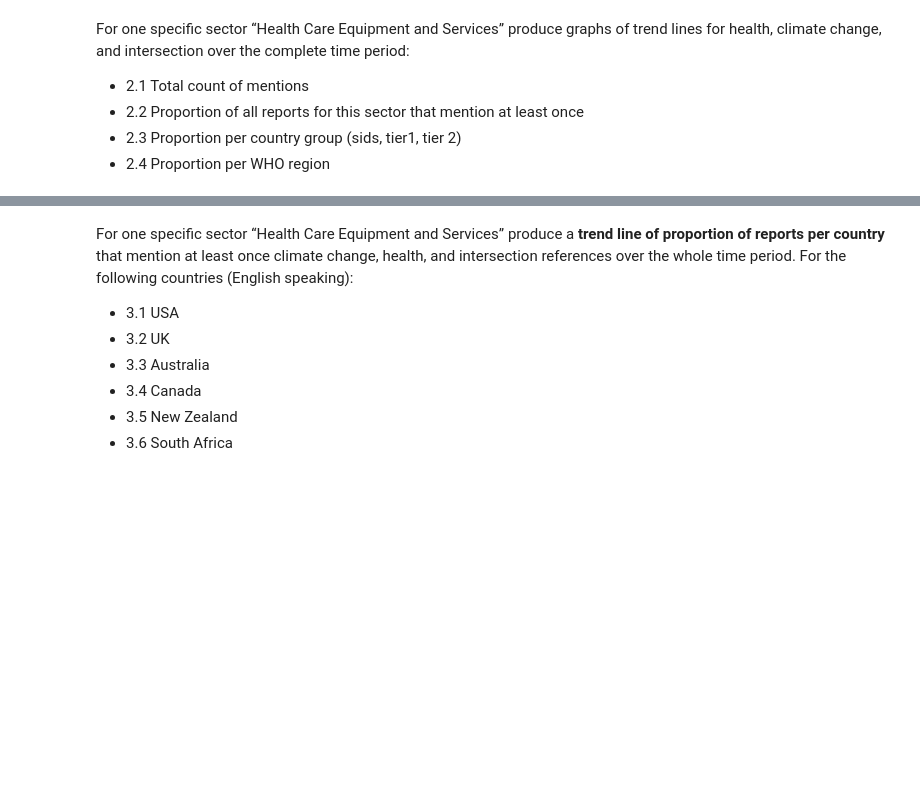
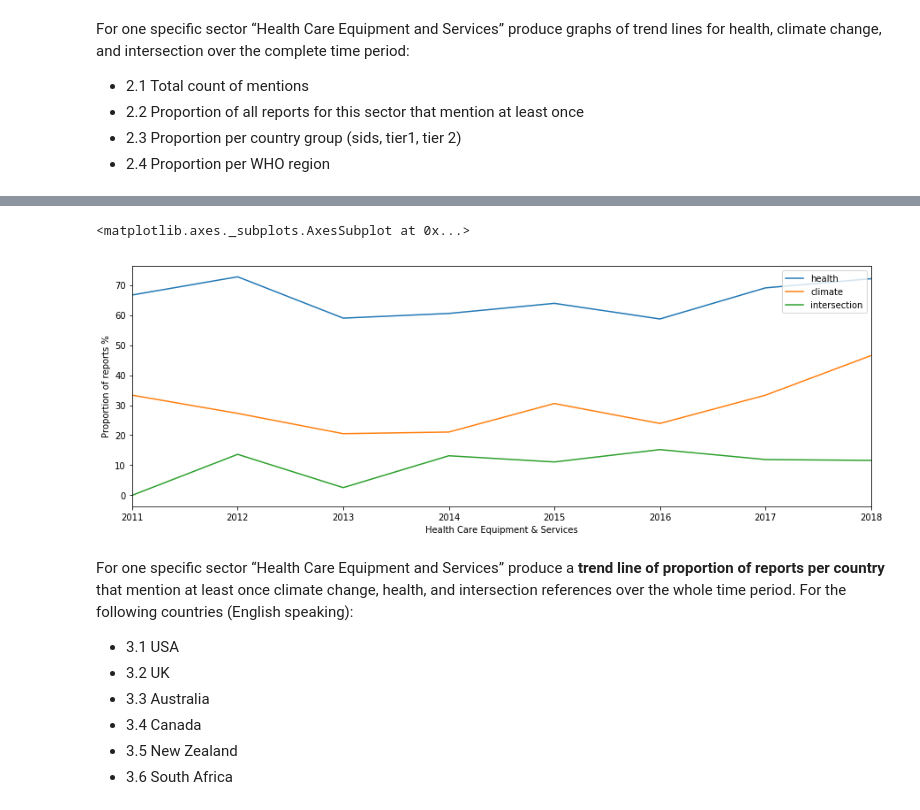
Before and after one commit to sjankin/lancet, a Jupyter notebook: notebooks/Global_Compact_Analysis-2018B.ipynb, the cells around one changed output, grey strips where cells are left out. Cells and saved outputs as stored; diff of their text form; code cells hidden in the pictures; blank space fills up the shorter version.

```diff
--- a/notebooks/Global_Compact_Analysis-2018B.ipynb
+++ b/notebooks/Global_Compact_Analysis-2018B.ipynb
@@ -642,3 +674,17 @@ ax
+# %%
+df_proportion_per_sector_year_health = pd.DataFrame(proportion_per_sector_year_health)
+df_proportion_per_sector_year_climate = pd.DataFrame(proportion_per_sector_year_climate)
+df_proportion_per_sector_year_intersection = pd.DataFrame(proportion_per_sector_year_intersection)
+df_hces_proportion_per_year = pd.concat([df_proportion_per_sector_year_health['Health Care Equipment & Ser...'], df_proportion_per_sector_year_climate['Health Care Equipment & Ser...'], df_proportion_per_sector_year_intersection['Health Care Equipment & Ser...']], axis=1, keys=['health', 'climate', 'intersection'])
+
+ax = df_hces_proportion_per_year.filter(items=['2011','2012','2013','2014','2015','2016','2017','2018'],axis=0).plot.line(figsize=(15,5))
+ax.set_xticklabels(['2011','2012','2013','2014','2015','2016','2017','2018'])
+ax.set_xlabel("Health Care Equipment & Services")
+ax.set_ylabel("Proportion of reports %")
+ax
+# %% [output]
+<matplotlib.axes._subplots.AxesSubplot at 0x...>
+[figure, added]
 # %% [markdown]
 For one specific sector “Health Care Equipment and Services” produce a **trend line of proportion of reports per country** that mention at least once climate change, health, and intersection references over the whole time period. For the following countries (English speaking):
 - 3.1 USA
```
Also changed, not shown: parts of 13 cells of this notebook.
